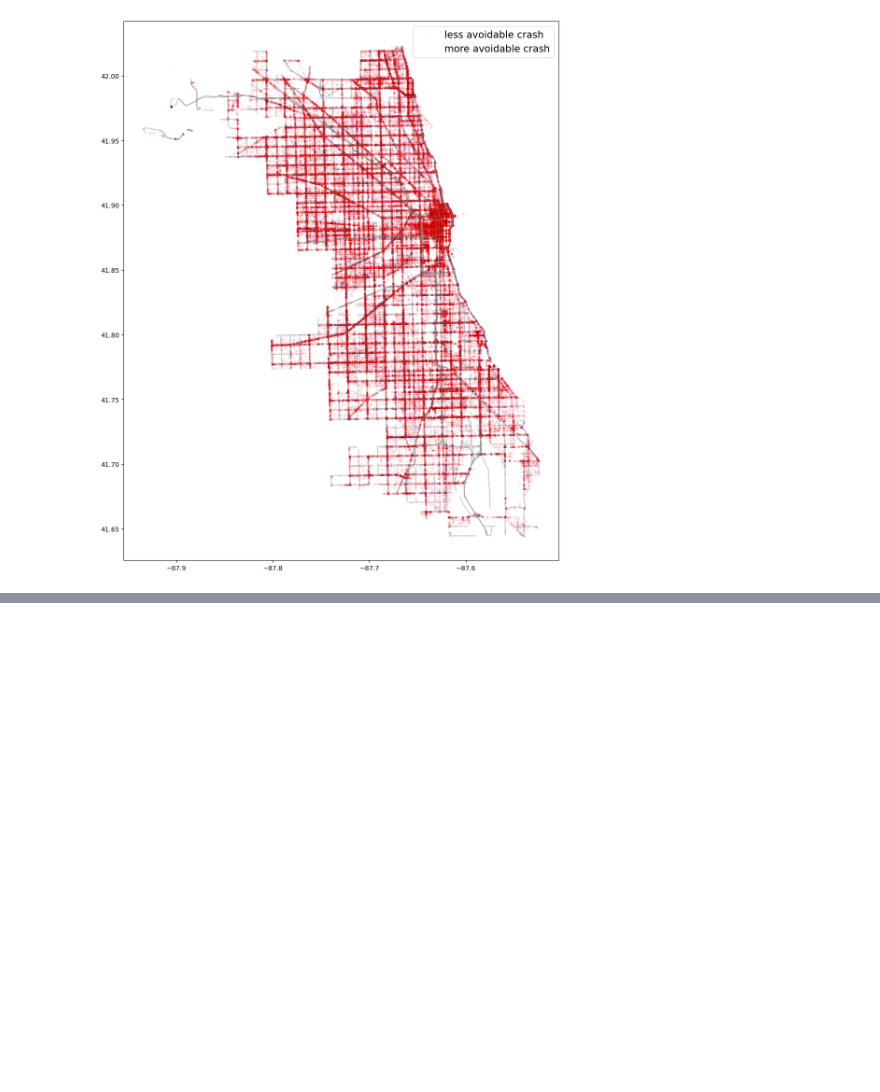
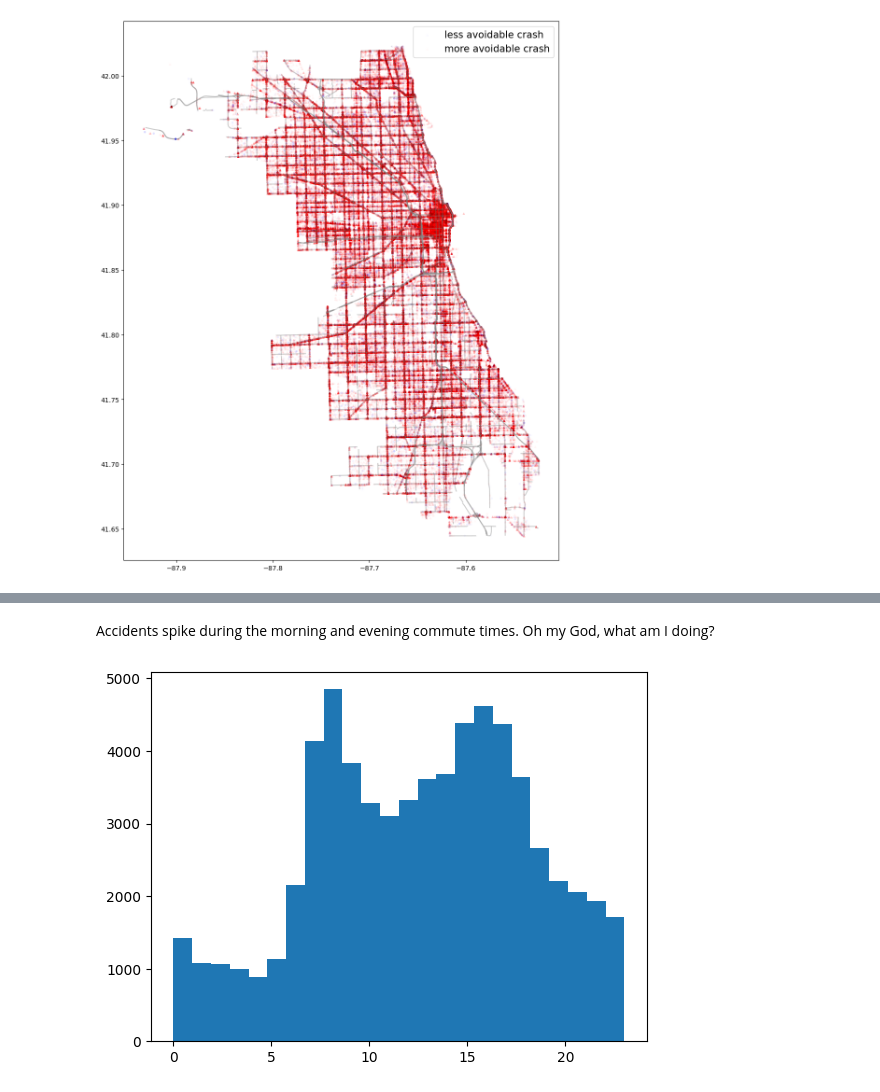
Before and after one commit to joeldmott/chicago_auto_accidents_project, a Jupyter notebook: project_notebook.ipynb, the cells around one changed output, grey strips where cells are left out. Saved outputs shown, nothing was run; the diff lists cells and outputs as text; code cells hidden in the pictures; blank space fills up the shorter version.

```diff
--- a/project_notebook.ipynb
+++ b/project_notebook.ipynb
@@ -1692,0 +1711,7 @@ plt.legend(prop={'size':15});
+# %% [markdown]
+Accidents spike during the morning and evening commute times. Oh my God, what am I doing?
+# %%
+#what about less avoidable crashes by hour-of-day?
+plt.hist(less_avoidable_crashes['CRASH_HOUR'], bins=24);
+# %% [output]
+[figure, added]
```
Also changed, not shown: parts of 10 cells of this notebook.
